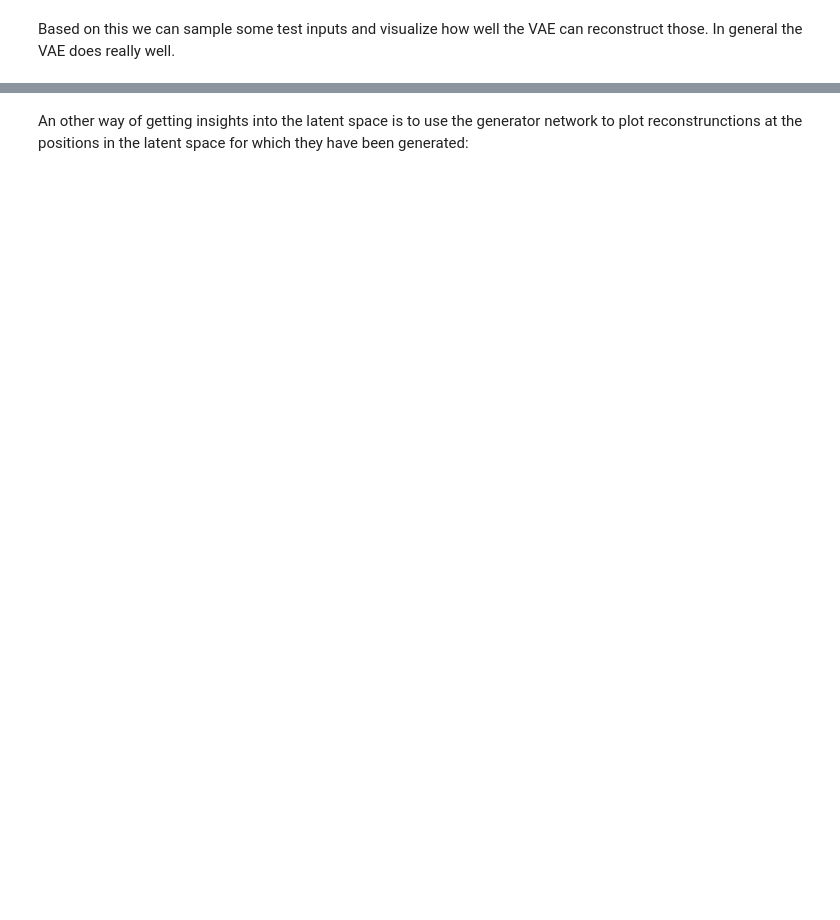
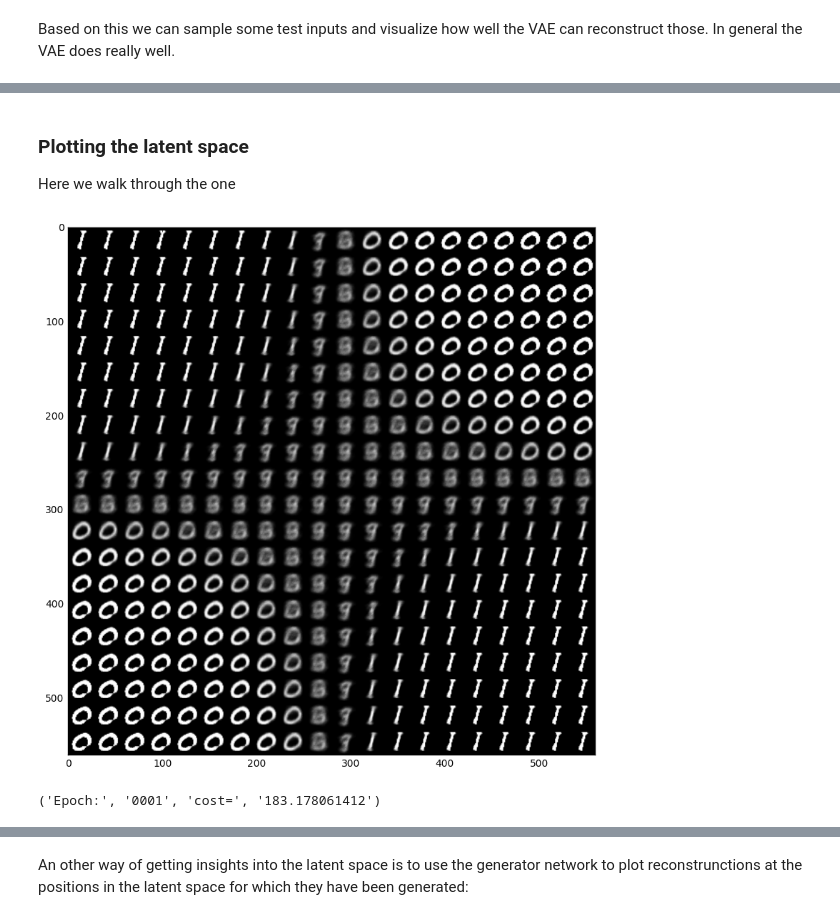
Before and after one commit to Duncanswilson/va_localization, a Jupyter notebook: models/jans_mnist_va.ipynb, the cells around one changed output, grey strips where cells are left out. Saved outputs shown, nothing was run; the diff lists cells and outputs as text; code cells hidden in the pictures; blank space fills up the shorter version.

```diff
--- a/models/jans_mnist_va.ipynb
+++ b/models/jans_mnist_va.ipynb
@@ -281,8 +288,7 @@ vae_2d, sess = train(network_architecture, training_epochs=1)
 # %%
-x_sample, y_sample = mnist.test.next_batch(5000)
-z_mu = vae_2d.transform(sess, x_sample)
-plt.figure(figsize=(8, 6))
-plt.scatter(z_mu[:, 0], z_mu[:, 1], c=np.argmax(y_sample, 1))
-plt.colorbar()
-plt.grid()
+%matplotlib notebook
+x_sample, y_sample = mnist.test.next_batch(100)
+z_mu = vae2d.transform(sess, x_sample)
+plt.scatter(z_mu, len(z_mu) * [1], c=np.argmax(y_sample, 1))
+#plt.scatter(z_mu[:, 0], z_mu[:, 1], c=np.argmax(y_sample, 1))
 # %% [output]
@@ -289,0 +298,40 @@ plt.grid()
+# %% [markdown]
+### Plotting the latent space
+Here we walk through the one
+# %%
+nx = ny = 20
+x_values = np.linspace(-5, 5, nx)
+y_values = np.linspace(-5, 5, ny)
+
+canvas = np.empty((28*ny, 28*nx))
+for i, yi in enumerate(x_values):
+    for j, xi in enumerate(y_values):
+        z_mu = np.array([[xi*yi]]*vae1d.batch_size)
+        x_mean = vae1d.generate(sess,z_mu)
+        canvas[(nx-i-1)*28:(nx-i)*28, j*28:(j+1)*28] = x_mean[0].reshape(28, 28)
+
+plt.figure(figsize=(8, 10))
+Xi, Yi = np.meshgrid(x_values, y_values)
+plt.imshow(canvas, origin="upper", cmap="gray")
+plt.tight_layout()
+# %% [output]
+[figure, added]
+# %%
+from sklearn.manifold import TSNE
+
+network_architecture = \
+    dict(n_hidden_recog_1=1000, # 1st layer encoder neurons
+         n_hidden_recog_2=1000, # 2nd layer encoder neurons
+         n_hidden_gener_1=1000, # 1st layer decoder neurons
+         n_hidden_gener_2=1000, # 2nd layer decoder neurons
+         n_input=784, # MNIST data input (img shape: 28*28)
+         n_z=20)  # dimensionality of latent space
+
+vae20d, sess = train(network_architecture, training_epochs=5)
+x_sample, y_sample = mnist.test.next_batch(5000)
+z_mu = vae20d.transform(sess, x_sample)
+
+model = TSNE(n_components=2, random_state=0)
+tsne_data = model.fit_transform(z_mu)
+# %% [output]
+('Epoch:', '0001', 'cost=', '183.178061412')
```
Also changed, not shown: parts of 12 cells of this notebook.
